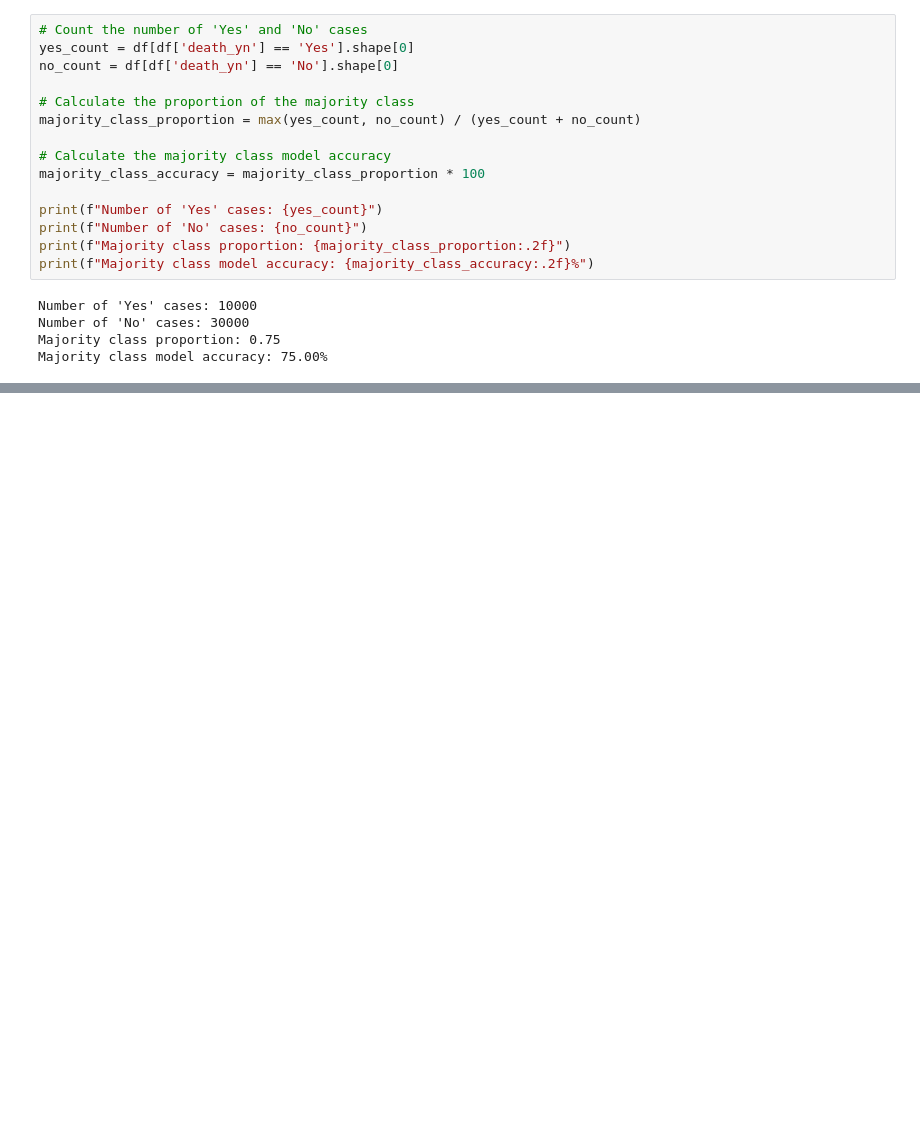
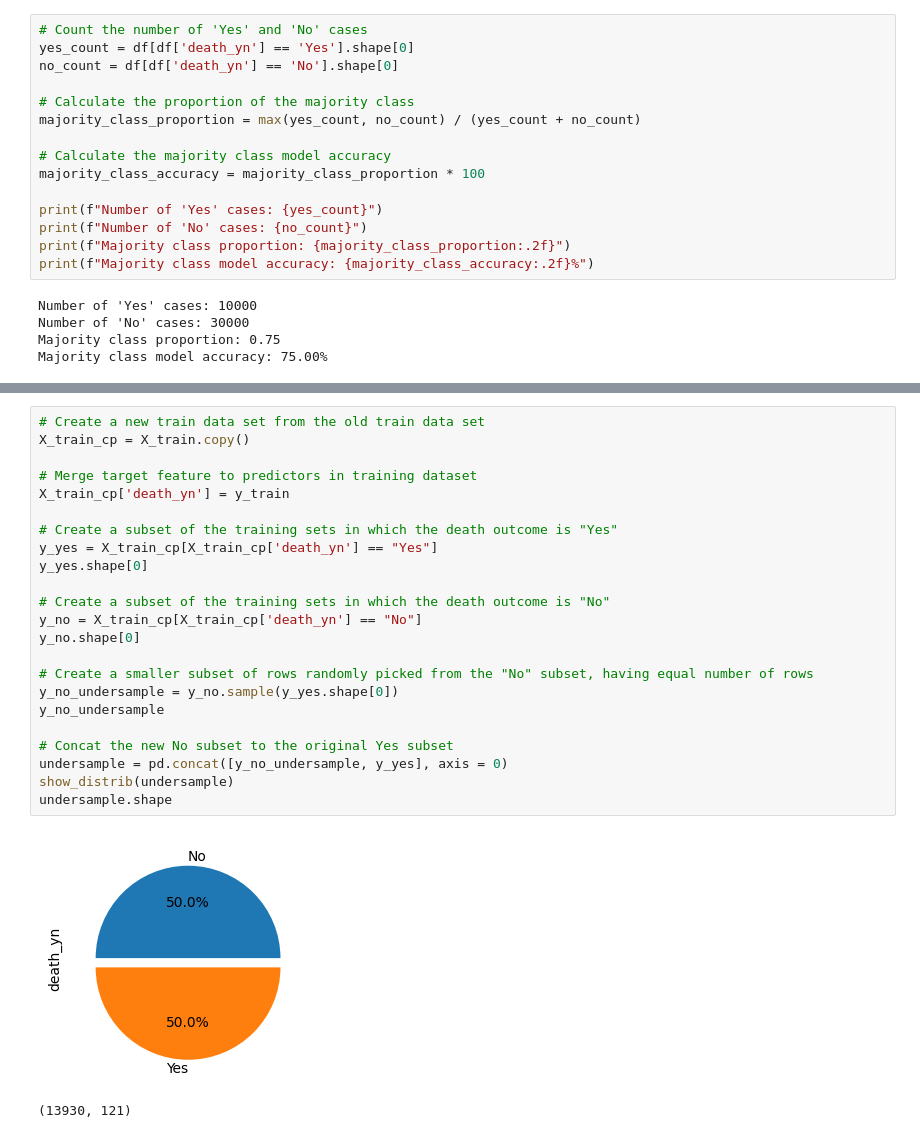
Before and after one commit to minhlynguyen/ucd-da-covid-death-prediction, a Jupyter notebook: MinhLy_Nguyen_22201371_Anil_Vercruysse_22202474_COMP47350_Homework2.ipynb, the cells around one changed output, grey strips where cells are left out. Saved outputs shown, nothing was run; the diff lists cells and outputs as text; blank space fills up the shorter version.

```diff
--- a/MinhLy_Nguyen_22201371_Anil_Vercruysse_22202474_COMP47350_Homework2.ipynb
+++ b/MinhLy_Nguyen_22201371_Anil_Vercruysse_22202474_COMP47350_Homework2.ipynb
@@ -649,0 +690,26 @@ Majority class model accuracy: 75.00%
+# %%
+# Create a new train data set from the old train data set
+X_train_cp = X_train.copy()
+
+# Merge target feature to predictors in training dataset
+X_train_cp['death_yn'] = y_train
+
+# Create a subset of the training sets in which the death outcome is "Yes"
+y_yes = X_train_cp[X_train_cp['death_yn'] == "Yes"]
+y_yes.shape[0]
+
+# Create a subset of the training sets in which the death outcome is "No"
+y_no = X_train_cp[X_train_cp['death_yn'] == "No"]
+y_no.shape[0]
+
+# Create a smaller subset of rows randomly picked from the "No" subset, having equal number of rows
+y_no_undersample = y_no.sample(y_yes.shape[0])
+y_no_undersample
+
+# Concat the new No subset to the original Yes subset
+undersample = pd.concat([y_no_undersample, y_yes], axis = 0)
+show_distrib(undersample)
+undersample.shape
+# %% [output]
+[figure, added]
+(13930, 121)
```
Also changed, not shown: parts of 59 cells of this notebook.
